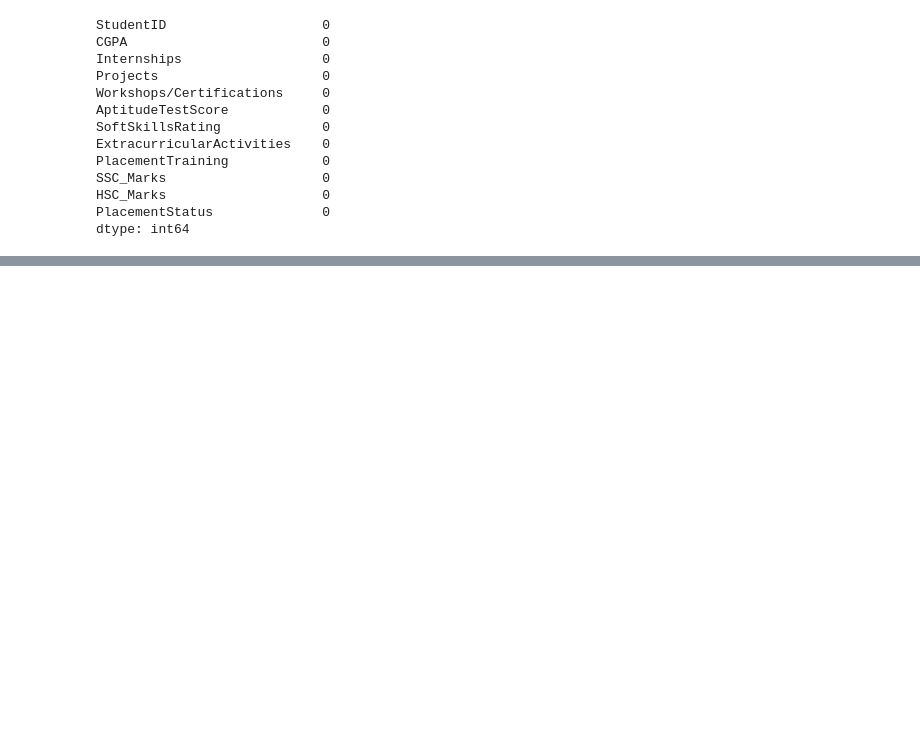
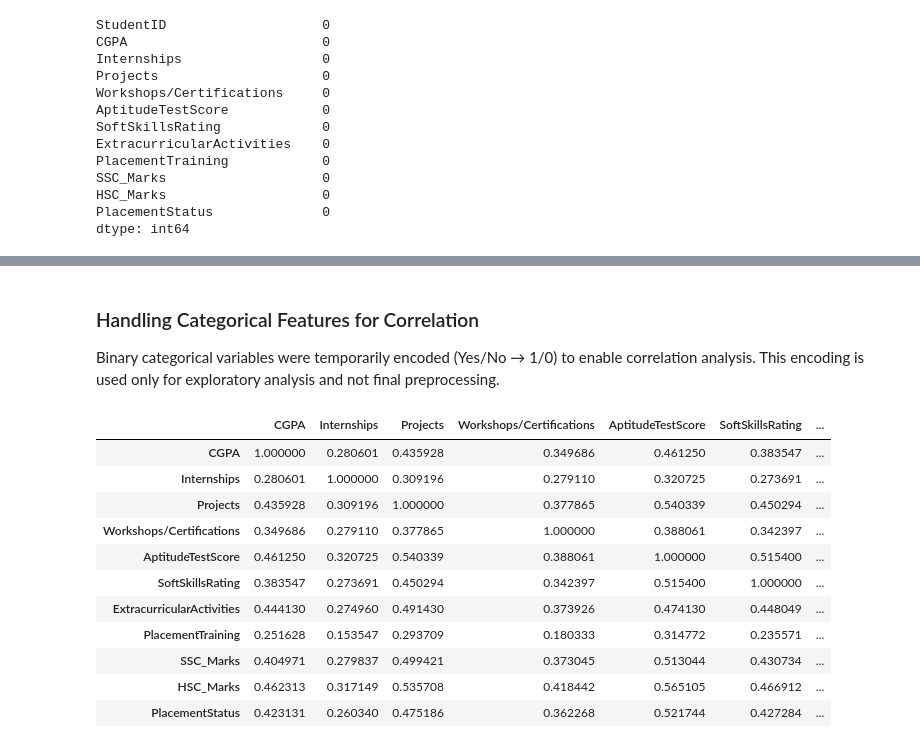
Before and after one commit to Parthtrivedi09/interview-chances-predictor, a Jupyter notebook: notebooks/01_data_exploration.ipynb, the cells around one changed output, grey strips where cells are left out. Cells and saved outputs as stored; diff of their text form; code cells hidden in the pictures; blank space fills up the shorter version.

```diff
--- a/notebooks/01_data_exploration.ipynb
+++ b/notebooks/01_data_exploration.ipynb
@@ -116,0 +299,22 @@ dtype: int64
+# %% [markdown]
+### Handling Categorical Features for Correlation
+
+Binary categorical variables were temporarily encoded (Yes/No → 1/0) to enable correlation analysis.
+This encoding is used only for exploratory analysis and not final preprocessing.
+# %%
+#Compute Correlation Matrix (for the identification of the relationship with the target)
+corr_matrix = temp_df.corr()
+corr_matrix
+# %% [output]
+|  | CGPA | Internships | Projects | Workshops/Certifications | AptitudeTestScore | SoftSkillsRating | ... |
+| CGPA | 1.000000 | 0.280601 | 0.435928 | 0.349686 | 0.461250 | 0.383547 | ... |
+| Internships | 0.280601 | 1.000000 | 0.309196 | 0.279110 | 0.320725 | 0.273691 | ... |
+| Projects | 0.435928 | 0.309196 | 1.000000 | 0.377865 | 0.540339 | 0.450294 | ... |
+| Workshops/Certifications | 0.349686 | 0.279110 | 0.377865 | 1.000000 | 0.388061 | 0.342397 | ... |
+| AptitudeTestScore | 0.461250 | 0.320725 | 0.540339 | 0.388061 | 1.000000 | 0.515400 | ... |
+| SoftSkillsRating | 0.383547 | 0.273691 | 0.450294 | 0.342397 | 0.515400 | 1.000000 | ... |
+| ExtracurricularActivities | 0.444130 | 0.274960 | 0.491430 | 0.373926 | 0.474130 | 0.448049 | ... |
+| PlacementTraining | 0.251628 | 0.153547 | 0.293709 | 0.180333 | 0.314772 | 0.235571 | ... |
+| SSC_Marks | 0.404971 | 0.279837 | 0.499421 | 0.373045 | 0.513044 | 0.430734 | ... |
+| HSC_Marks | 0.462313 | 0.317149 | 0.535708 | 0.418442 | 0.565105 | 0.466912 | ... |
+| PlacementStatus | 0.423131 | 0.260340 | 0.475186 | 0.362268 | 0.521744 | 0.427284 | ... |
```
Also changed, not shown: parts of 23 cells of this notebook.
